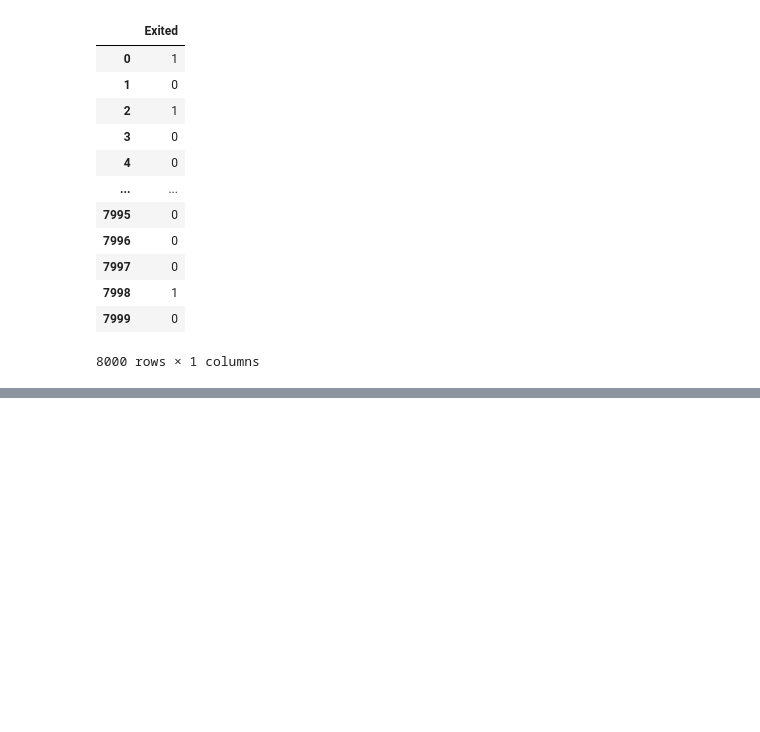
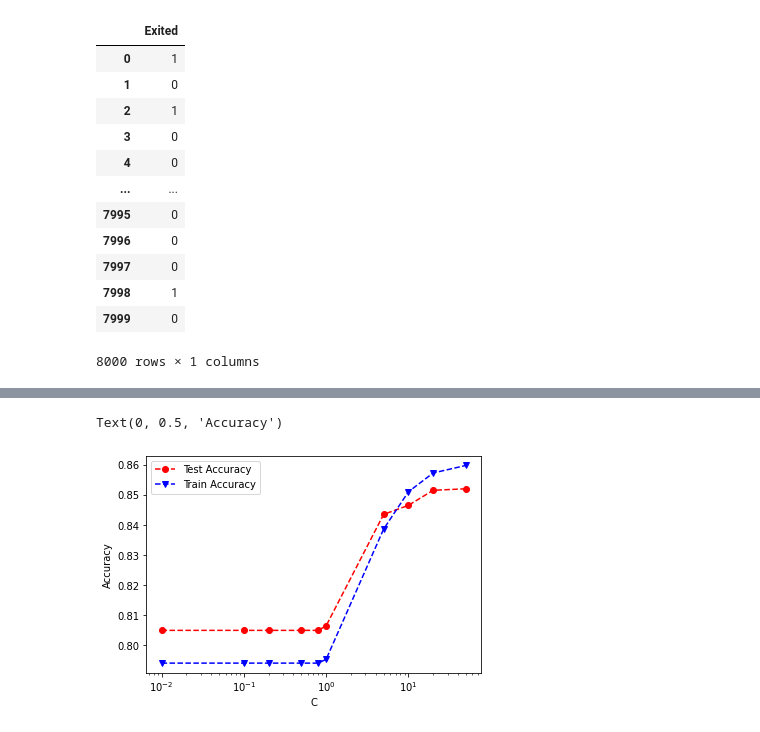
Before and after one commit to JasonTPhillipsJr/Data_Preprocessing_Projects, a Jupyter notebook: Classification_Project3.ipynb, the cells around one changed output, grey strips where cells are left out. Cells and saved outputs as stored; diff of their text form; code cells hidden in the pictures; blank space fills up the shorter version.

```diff
--- a/Classification_Project3.ipynb
+++ b/Classification_Project3.ipynb
@@ -155,0 +208,26 @@ Index(['CreditScore', 'Geography', 'Gender', 'Age', 'Tenure', 'Balance',
+# %%
+#SVM Non Linear Example
+#Creating the arrays for the accuracy of the test and trainning sets.
+SVMLtestAcc = []
+SVMLtrainAcc = []
+
+#predY = clf.predict(testX)
+#print('Accuracy on test data is %.2f' % (accuracy_score(testY, predY)))
+
+#For loop to iterate each weight we place on the models data.
+for param in C:
+   clf = SVC(C=param, kernel='rbf', gamma='auto')
+   clf.fit(trainX,trainY)
+   svml_pred = clf.predict(testX)
+   svml_pred_train = clf.predict(trainX)
+   SVMLtestAcc.append(accuracy_score(testY, svml_pred))
+   SVMLtrainAcc.append(accuracy_score(trainY,svml_pred_train))
+
+plt.plot(C, SVMLtestAcc,'ro--', C,SVMLtrainAcc,'bv--')
+plt.legend(['Test Accuracy','Train Accuracy'])
+plt.xlabel('C')
+plt.xscale('log')
+plt.ylabel('Accuracy')
+# %% [output]
+Text(0, 0.5, 'Accuracy')
+[figure, added]
```
Also changed, not shown: parts of 15 cells of this notebook.
